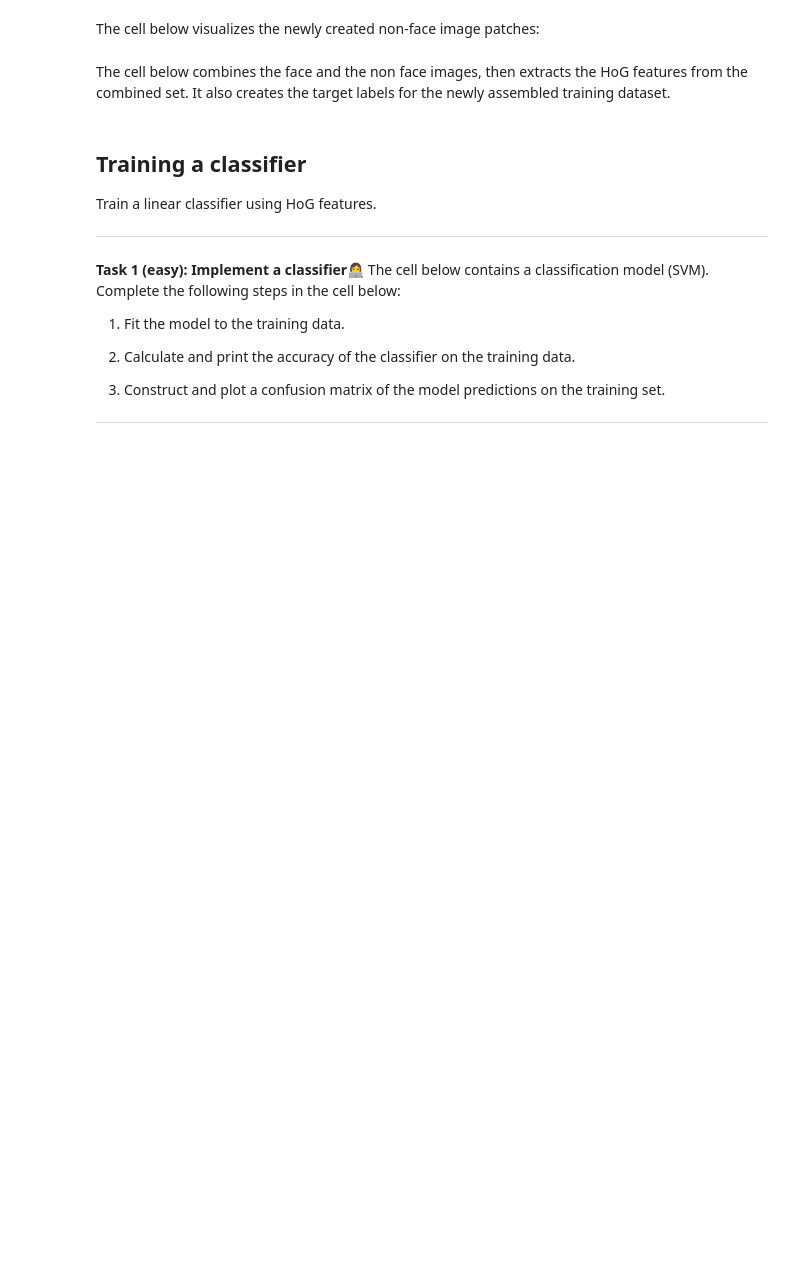
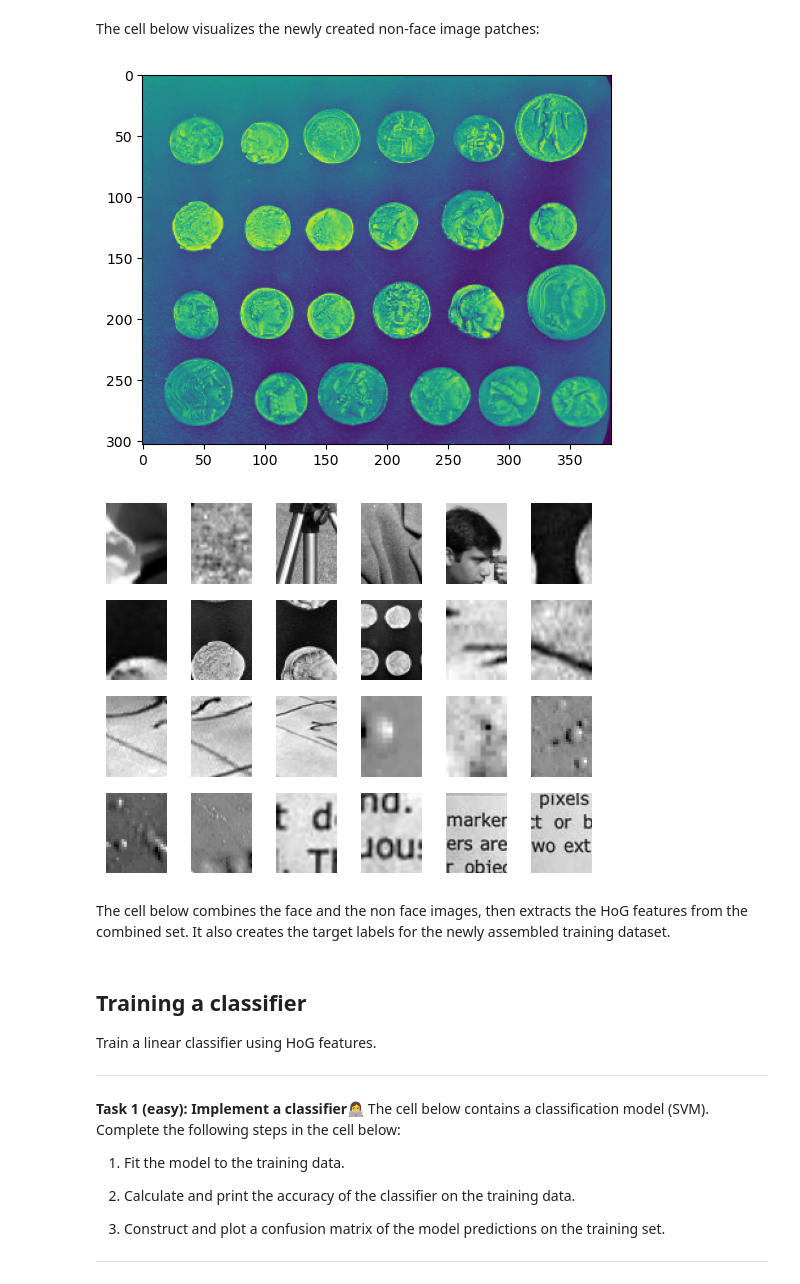
Before and after one commit to Clara-Lyngeraa/IML-Exam, a Jupyter notebook: Question06/b)/W11-04-hog_classifier.ipynb, the cells around one changed output. Cells and saved outputs as stored; diff of their text form; code cells hidden in the pictures; blank space fills up the shorter version.

```diff
--- a/Question06/b)/W11-04-hog_classifier.ipynb
+++ b/Question06/b)/W11-04-hog_classifier.ipynb
@@ -132,11 +136,14 @@ print(non_face_images.shape)
 The cell below visualizes the newly created non-face image patches:
 # %%
 # Visualize Negative Set
-
+plt.imshow(data.coins())
 fig, ax = plt.subplots(4,6)
 for i, axi in enumerate(ax.flat):
     axi.imshow(non_face_images[600 * i], cmap='gray')
     axi.axis('off')
+# %% [output]
+[figure, added]
+[figure, added]
 # %% [markdown]
 The cell below combines the face and the non face images, then extracts the HoG features from the combined set. It also creates the target labels for the newly assembled training dataset.
 # %%
```
Also changed, not shown: parts of 11 cells of this notebook, 1 other file.
